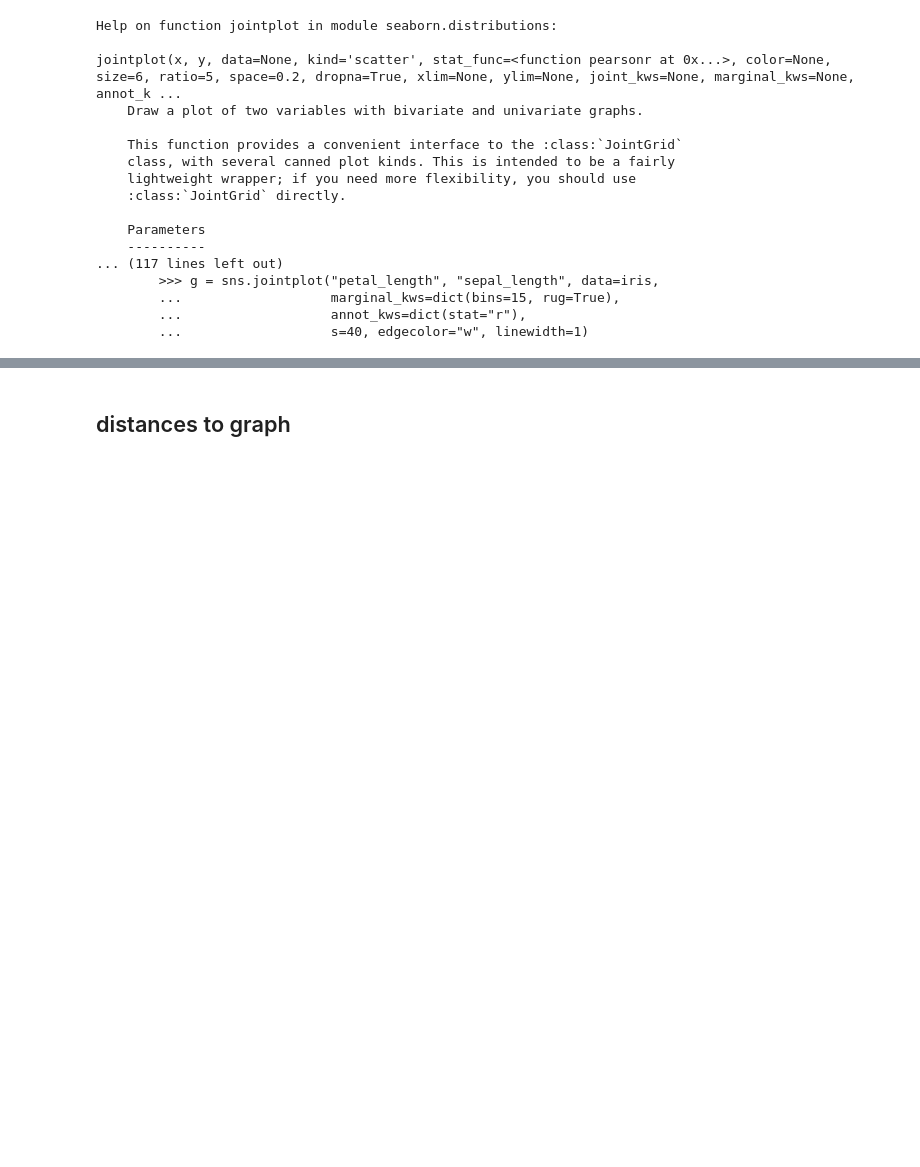
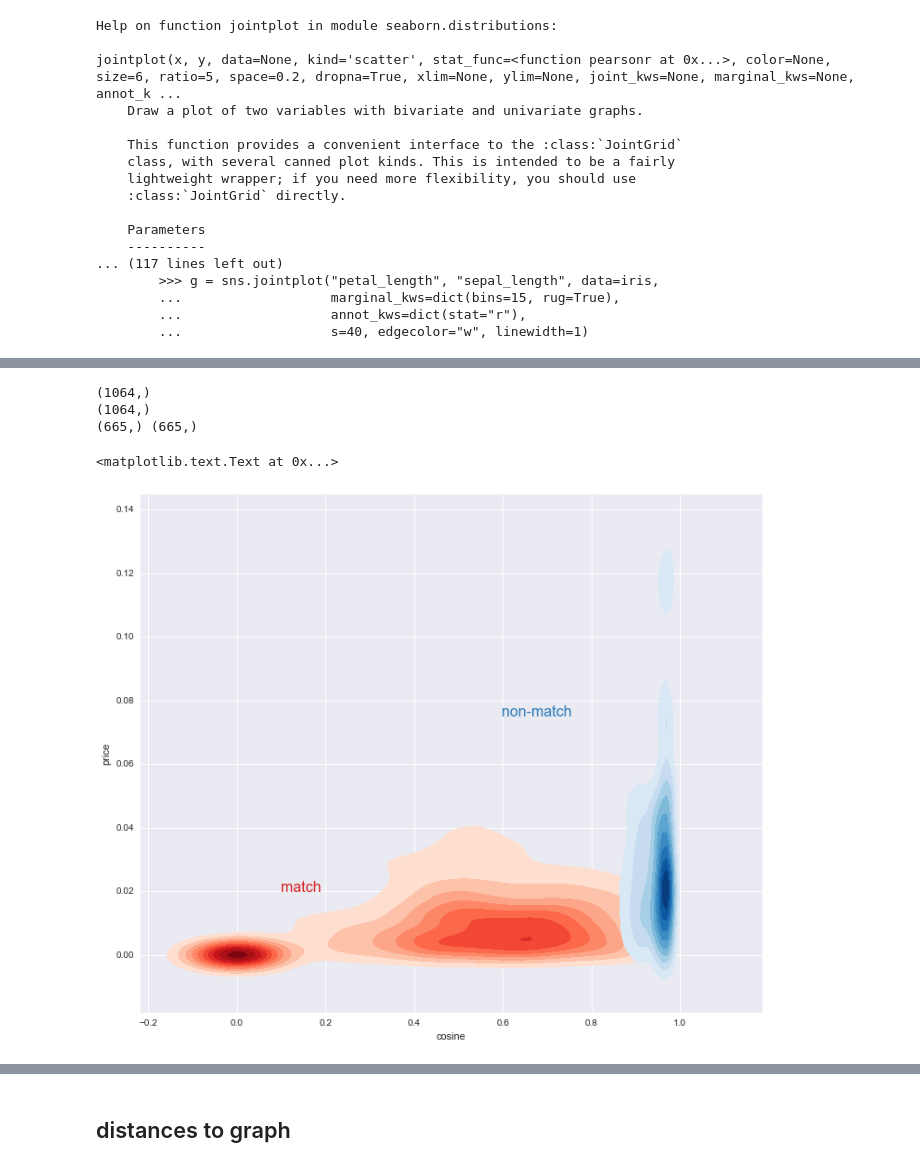
Before and after one commit to ephes/price_comparison, a Jupyter notebook: parse_csv.ipynb, the cells around one changed output, grey strips where cells are left out. Saved outputs shown, nothing was run; the diff lists cells and outputs as text; code cells hidden in the pictures; blank space fills up the shorter version.

```diff
--- a/parse_csv.ipynb
+++ b/parse_csv.ipynb
@@ -310,3 +317,33 @@ jointplot(x, y, data=None, kind='scatter', stat_func=<function pearsonr at 0x...
+# %%
+def match_kdeplot
+    sns.set(style="darkgrid")
+
+    pos_cosine = df['cosine'][df['ean'] == 0]
+    pos_price = df['price'][df['ean'] == 0]
+    neg_cosine = df['cosine'][df['ean'] == 1]
+    neg_cosine = neg_cosine[neg_cosine < 0.98]
+    neg_price = df['price'][df['ean'] == 1]
+    neg_price = neg_price[neg_price < 0.2][:neg_cosine.shape[0]]
+
+    # Set up the figure
+    f, ax = plt.subplots(figsize=(12, 10))
+    #ax.set_aspect("equal")
+
+    # Draw the two density plots
+    ax = sns.kdeplot(pos_cosine, pos_price, cmap="Reds", shade=True, shade_lowest=False)
+    ax = sns.kdeplot(neg_cosine, neg_price, cmap="Blues", shade=True, shade_lowest=False)
+
+    # Add labels to the plot
+    red = sns.color_palette("Reds")[-2]
+    blue = sns.color_palette("Blues")[-2]
+    ax.text(0.1, 0.02, "match", size=16, color=red)
+    ax.text(0.6, 0.075, "non-match", size=16, color=blue)
+# %% [output]
+(1064,)
+(1064,)
+(665,) (665,)
+<matplotlib.text.Text at 0x...>
+[figure, added]
 # %%
 pipeline_dbscan = Pipeline([
     # Use FeatureUnion to combine the features from text and price
```
Also changed, not shown: parts of 17 cells of this notebook.
